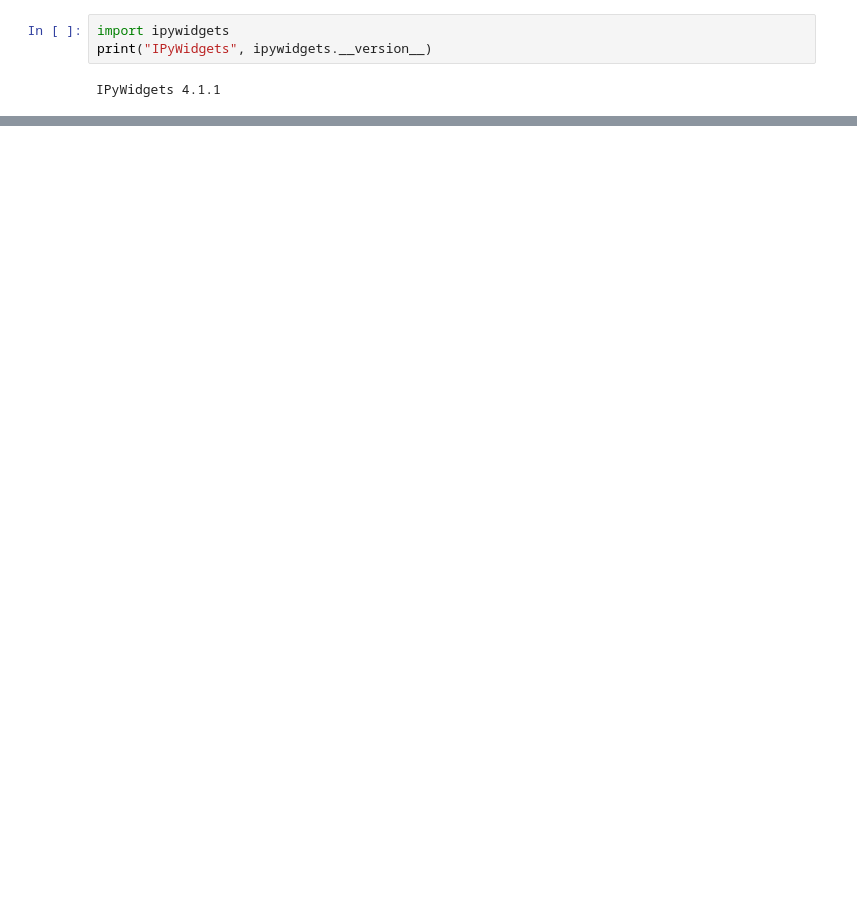
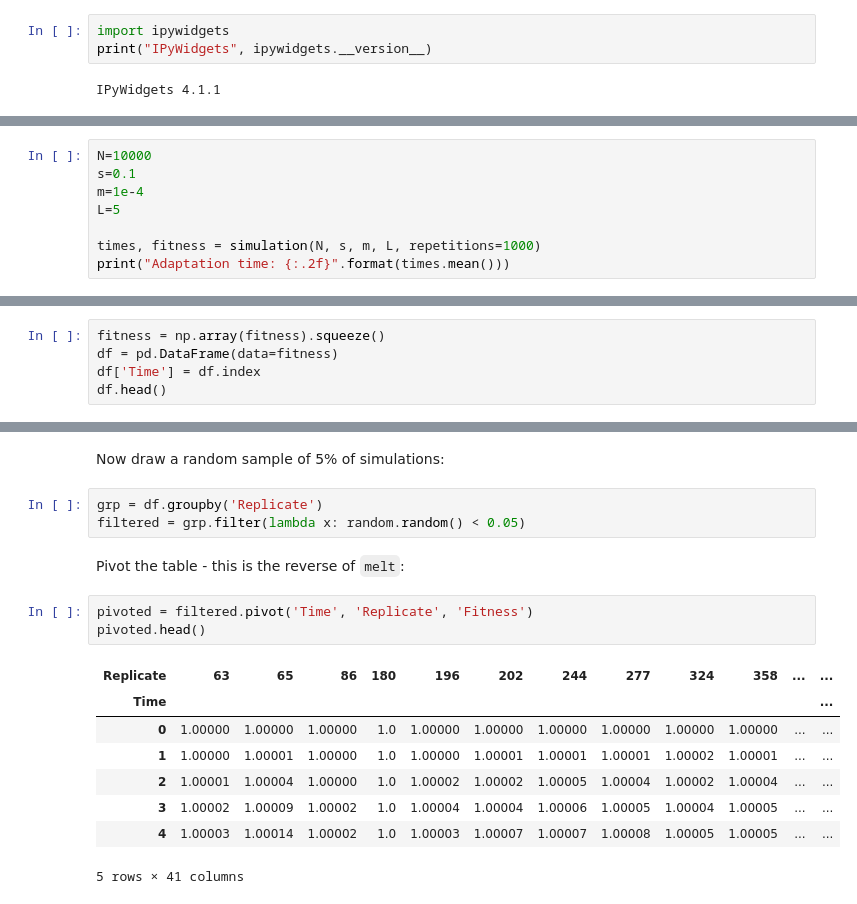
Before and after one commit to yoavram/PyConIL2016, a Jupyter notebook: notebook.ipynb, the cells around one changed output, grey strips where cells are left out. Cells and saved outputs as stored; diff of their text form; blank space fills up the shorter version.

```diff
--- a/notebook.ipynb
+++ b/notebook.ipynb
@@ -706,0 +720,8 @@ print("% Fixation: {:.2g}".format(fixation_prob))
+# %%
+N=10000
+s=0.1
+m=1e-4
+L=5
+
+times, fitness = simulation(N, s, m, L, repetitions=1000)
+print("Adaptation time: {:.2f}".format(times.mean()))
@@ -706,0 +737,5 @@ print("% Fixation: {:.2g}".format(fixation_prob))
+# %%
+fitness = np.array(fitness).squeeze()
+df = pd.DataFrame(data=fitness)
+df['Time'] = df.index
+df.head()
@@ -706,0 +774,19 @@ print("% Fixation: {:.2g}".format(fixation_prob))
+# %% [markdown]
+Now draw a random sample of 5% of simulations:
+# %%
+grp = df.groupby('Replicate')
+filtered = grp.filter(lambda x: random.random() < 0.05)
+# %% [markdown]
+Pivot the table - this is the reverse of `melt`:
+# %%
+pivoted = filtered.pivot('Time', 'Replicate', 'Fitness')
+pivoted.head()
+# %% [output]
+| Replicate | 63 | 65 | 86 | 180 | 196 | 202 | 244 | 277 | 324 | 358 | ... | ... |
+| Time |  |  |  |  |  |  |  |  |  |  |  | ... |
+| 0 | 1.00000 | 1.00000 | 1.00000 | 1.0 | 1.00000 | 1.00000 | 1.00000 | 1.00000 | 1.00000 | 1.00000 | ... | ... |
+| 1 | 1.00000 | 1.00001 | 1.00000 | 1.0 | 1.00000 | 1.00001 | 1.00001 | 1.00001 | 1.00002 | 1.00001 | ... | ... |
+| 2 | 1.00001 | 1.00004 | 1.00000 | 1.0 | 1.00002 | 1.00002 | 1.00005 | 1.00004 | 1.00002 | 1.00004 | ... | ... |
+| 3 | 1.00002 | 1.00009 | 1.00002 | 1.0 | 1.00004 | 1.00004 | 1.00006 | 1.00005 | 1.00004 | 1.00005 | ... | ... |
+| 4 | 1.00003 | 1.00014 | 1.00002 | 1.0 | 1.00003 | 1.00007 | 1.00007 | 1.00008 | 1.00005 | 1.00005 | ... | ... |
+5 rows × 41 columns
```
Also changed, not shown: parts of 82 cells of this notebook, 1 other file.
